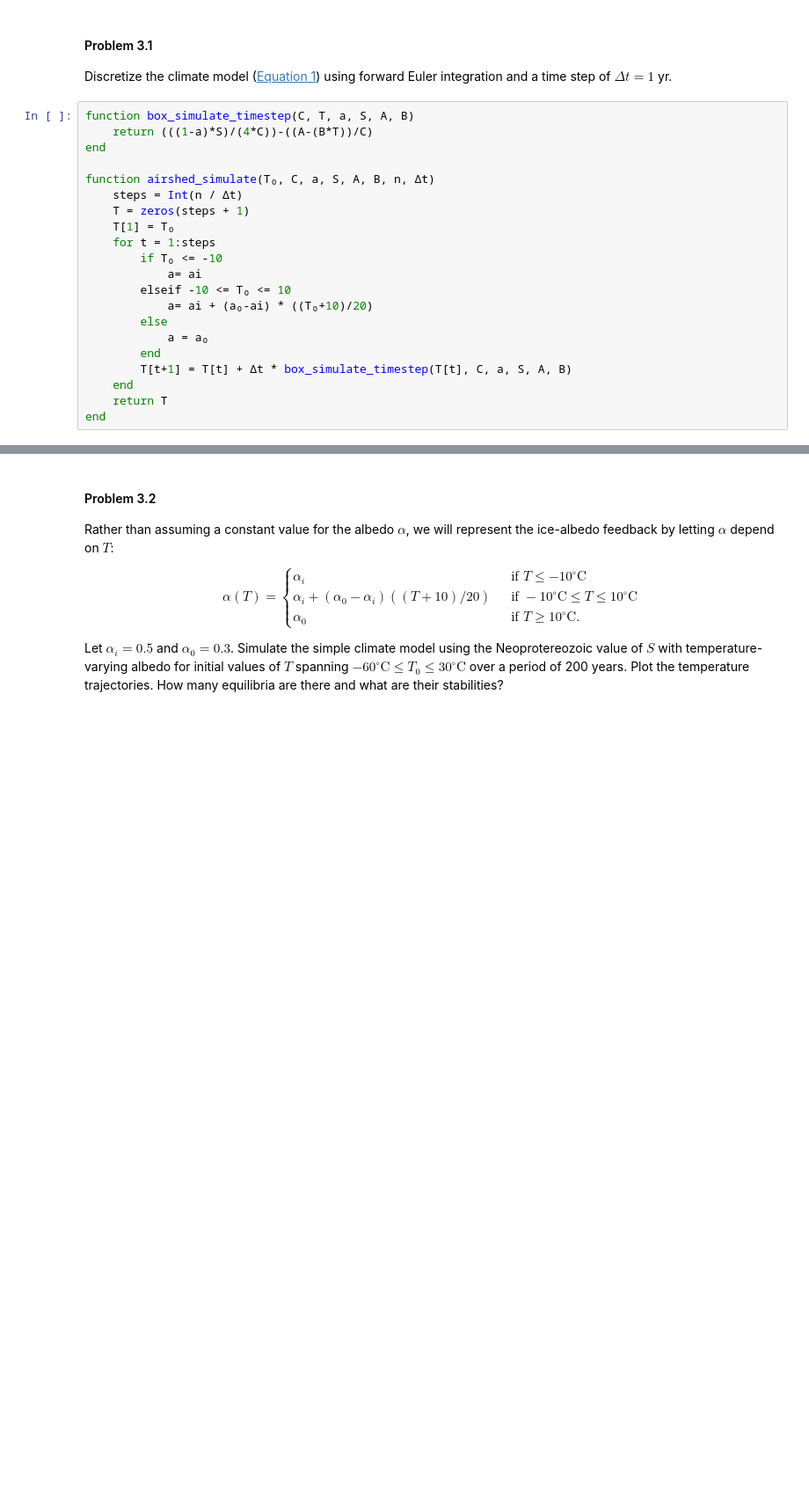
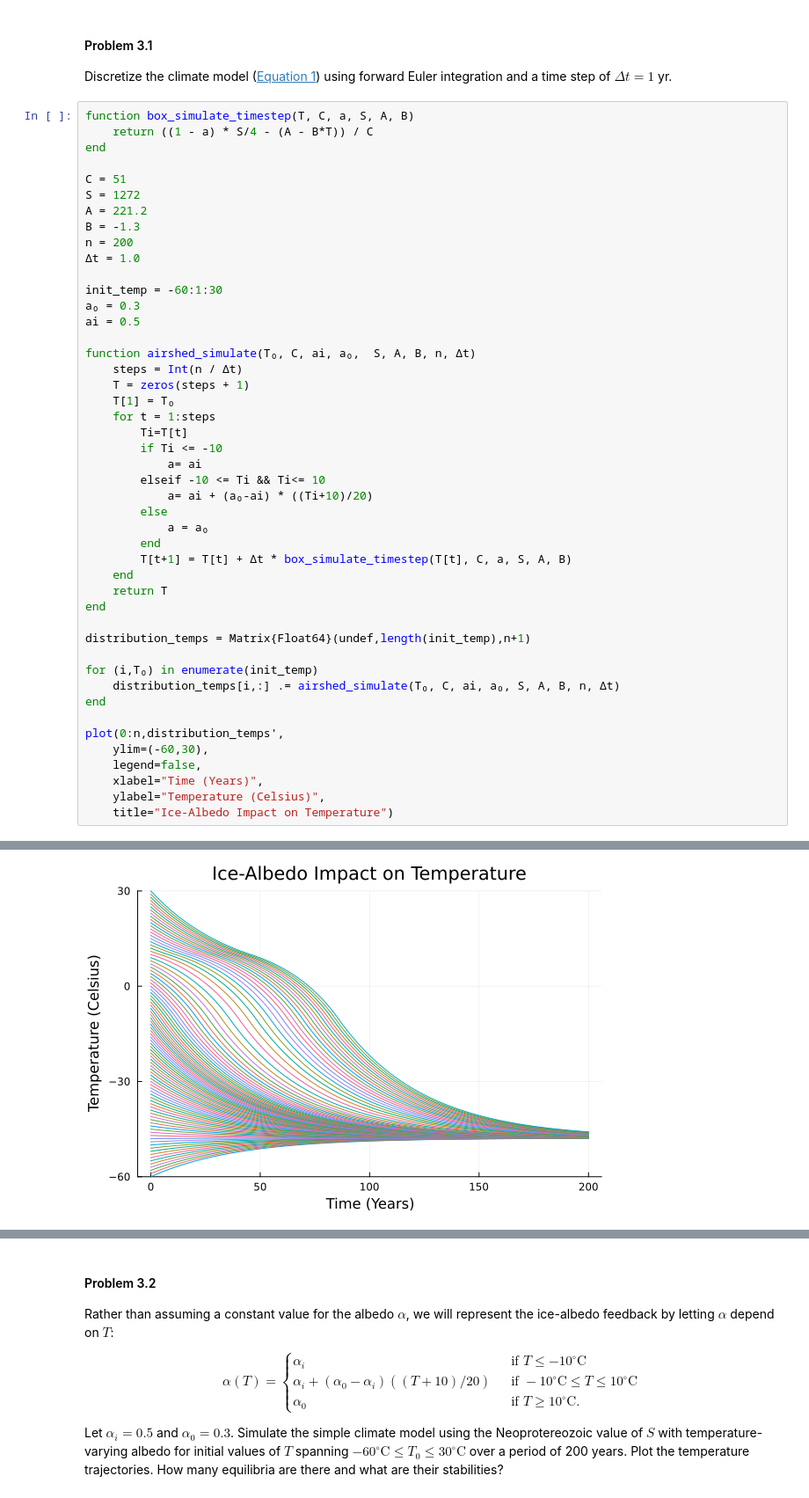
Before and after one commit to BEE4750-FA25/hw2-clairej, a Jupyter notebook: hw02.ipynb, the cells around one changed output, grey strips where cells are left out. Shown at 88% size. Drawn from its saved outputs; the diff is of its cells as text; blank space fills up the shorter version.

```diff
--- a/hw02.ipynb
+++ b/hw02.ipynb
@@ -180,19 +180,31 @@ Discretize the climate model
 (<a href="#eq-climate" class="quarto-xref">Equation 1</a>) using forward
 Euler integration and a time step of $\Delta t = 1$ yr.
 # %%
-function box_simulate_timestep(C, T, a, S, A, B)
-    return (((1-a)*S)/(4*C))-((A-(B*T))/C)
+function box_simulate_timestep(T, C, a, S, A, B)
+    return ((1 - a) * S/4 - (A - B*T)) / C
 end
 
-function airshed_simulate(T₀, C, a, S, A, B, n, Δt)
+C = 51
+S = 1272
+A = 221.2
+B = -1.3
+n = 200
+Δt = 1.0
+
+init_temp = -60:1:30
+a₀ = 0.3
+ai = 0.5
+
+function airshed_simulate(T₀, C, ai, a₀,  S, A, B, n, Δt)
     steps = Int(n / Δt)
     T = zeros(steps + 1)
     T[1] = T₀
     for t = 1:steps
-        if T₀ <= -10
+        Ti=T[t]
+        if Ti <= -10
             a= ai
-        elseif -10 <= T₀ <= 10
-            a= ai + (a₀-ai) * ((T₀+10)/20)
+        elseif -10 <= Ti && Ti<= 10
+            a= ai + (a₀-ai) * ((Ti+10)/20)
         else
             a = a₀
         end
@@ -200,4 +212,17 @@ function airshed_simulate(T₀, C, a, S, A, B, n, Δt)
     end
     return T
 end
+
+distribution_temps = Matrix{Float64}(undef,length(init_temp),n+1)
+
+for (i,T₀) in enumerate(init_temp)
+    distribution_temps[i,:] .= airshed_simulate(T₀, C, ai, a₀, S, A, B, n, Δt)
+end
+
+plot(0:n,distribution_temps',
+    ylim=(-60,30),
+    legend=false,
+    xlabel="Time (Years)",
+    ylabel="Temperature (Celsius)",
+    title="Ice-Albedo Impact on Temperature")
 # %% [output]
@@ -204,0 +229 @@ airshed_simulate (generic function with 1 method)
+[figure, added]
```
Also changed, not shown: parts of 3 cells of this notebook.
